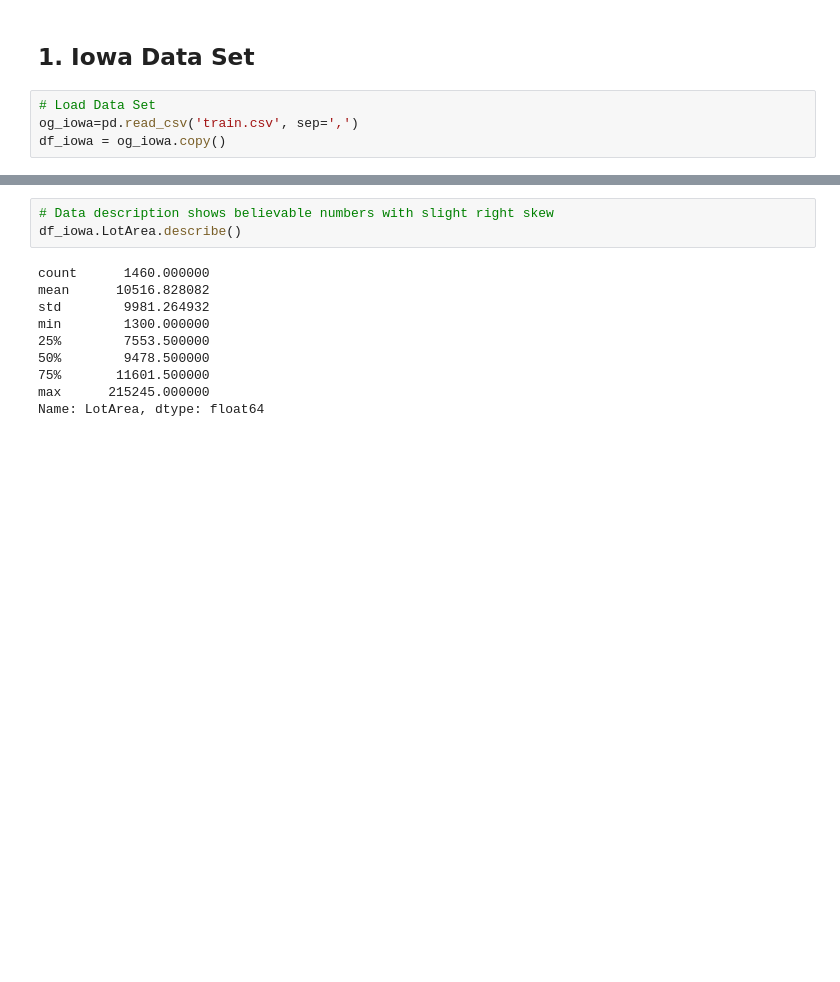
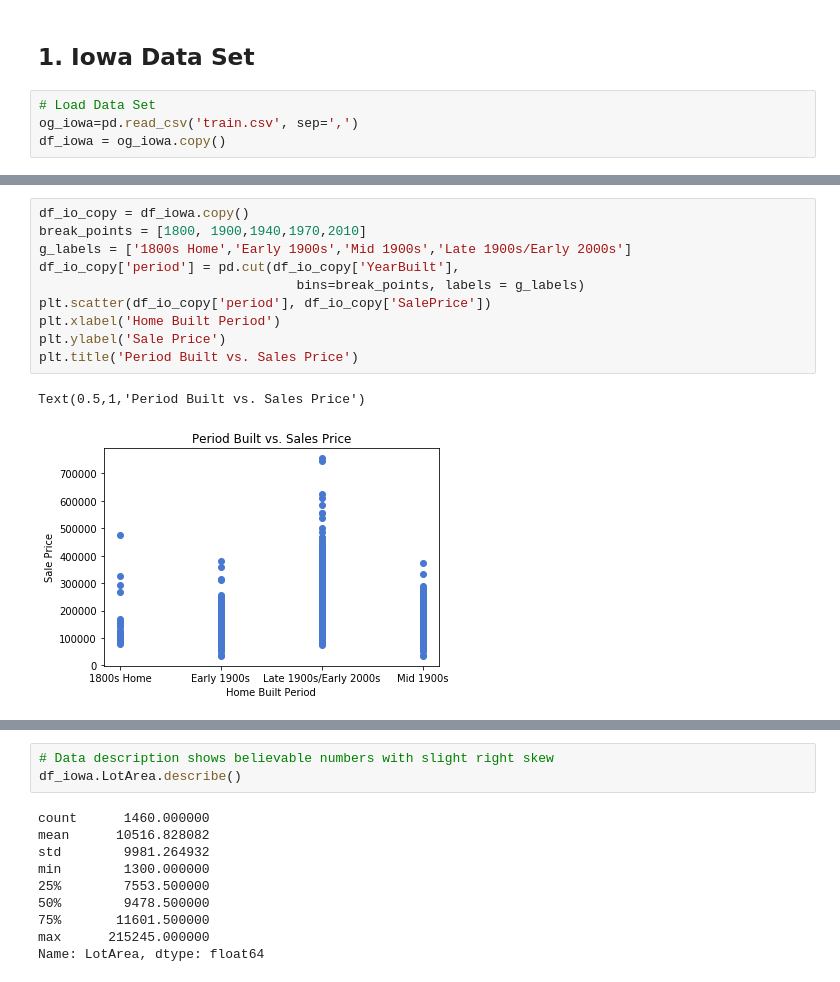
Before and after one commit to mpaluta/House_Price, a Jupyter notebook: final_WIP.ipynb, the cells around one changed output, grey strips where cells are left out. Drawn from its saved outputs; the diff is of its cells as text; blank space fills up the shorter version.

```diff
--- a/final_WIP.ipynb
+++ b/final_WIP.ipynb
@@ -17,0 +67,13 @@ df_iowa = og_iowa.copy()
+# %%
+df_io_copy = df_iowa.copy()
+break_points = [1800, 1900,1940,1970,2010]
+g_labels = ['1800s Home','Early 1900s','Mid 1900s','Late 1900s/Early 2000s']
+df_io_copy['period'] = pd.cut(df_io_copy['YearBuilt'],
+                                 bins=break_points, labels = g_labels)
+plt.scatter(df_io_copy['period'], df_io_copy['SalePrice'])
+plt.xlabel('Home Built Period')
+plt.ylabel('Sale Price')
+plt.title('Period Built vs. Sales Price')
+# %% [output]
+Text(0.5,1,'Period Built vs. Sales Price')
+[figure, added]
```
Also changed, not shown: parts of 14 cells of this notebook, 1 other file.
